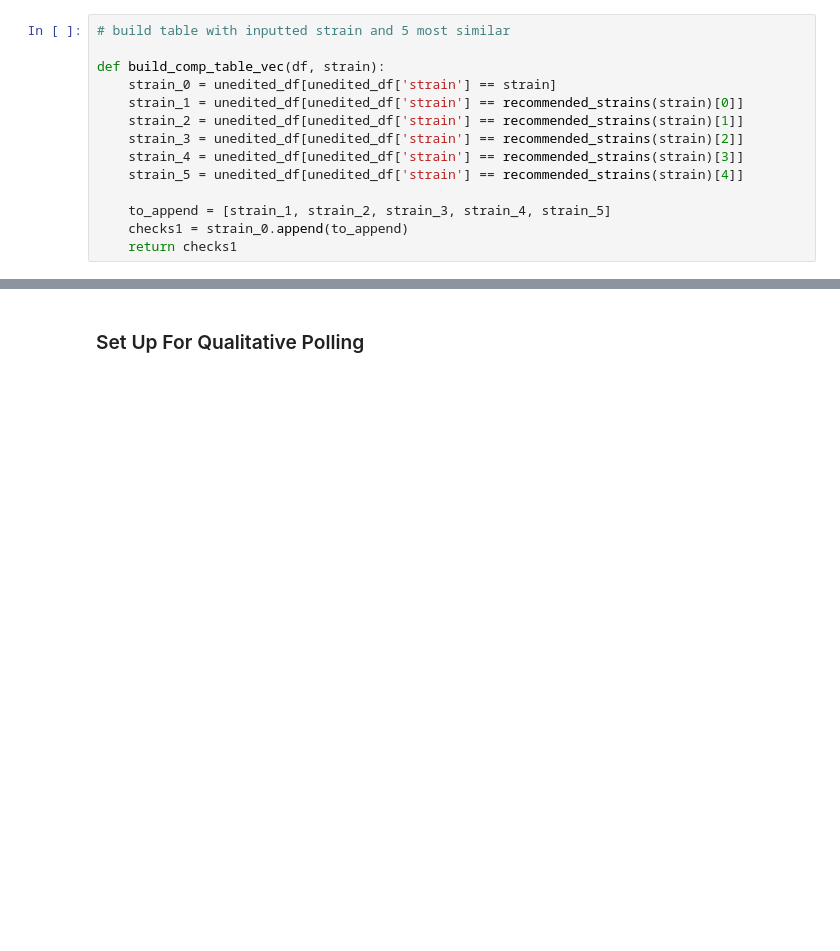
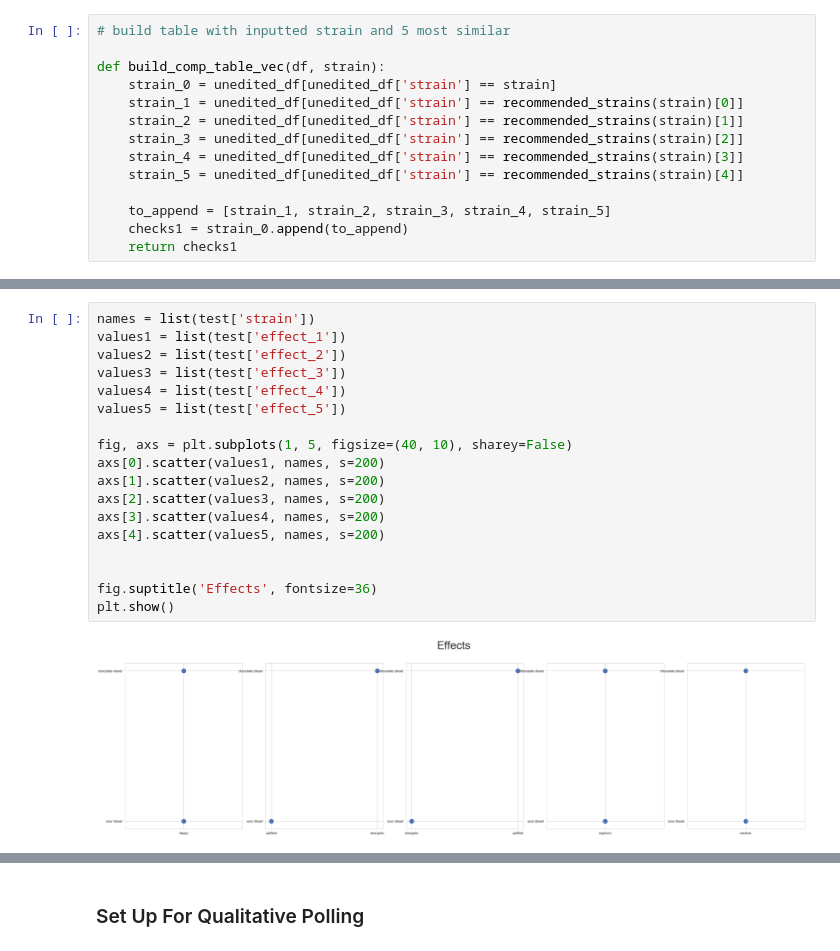
Before and after one commit to TaraRosen/cannabis_recommendation_engine, a Jupyter notebook: Cannabis Recommender - DS042219 - Final Project2.ipynb, the cells around one changed output, grey strips where cells are left out. Cells and saved outputs as stored; diff of their text form; blank space fills up the shorter version.

```diff
--- a/Cannabis Recommender - DS042219 - Final Project2.ipynb
+++ b/Cannabis Recommender - DS042219 - Final Project2.ipynb
@@ -1284,0 +1309,20 @@ table1v.iloc[:,:-2]
+# %%
+names = list(test['strain'])
+values1 = list(test['effect_1'])
+values2 = list(test['effect_2'])
+values3 = list(test['effect_3'])
+values4 = list(test['effect_4'])
+values5 = list(test['effect_5'])
+
+fig, axs = plt.subplots(1, 5, figsize=(40, 10), sharey=False)
+axs[0].scatter(values1, names, s=200)
+axs[1].scatter(values2, names, s=200)
+axs[2].scatter(values3, names, s=200)
+axs[3].scatter(values4, names, s=200)
+axs[4].scatter(values5, names, s=200)
+
+
+fig.suptitle('Effects', fontsize=36)
+plt.show()
+# %% [output]
+[figure, added]
```
Also changed, not shown: parts of 50 cells of this notebook, 3 other files.
